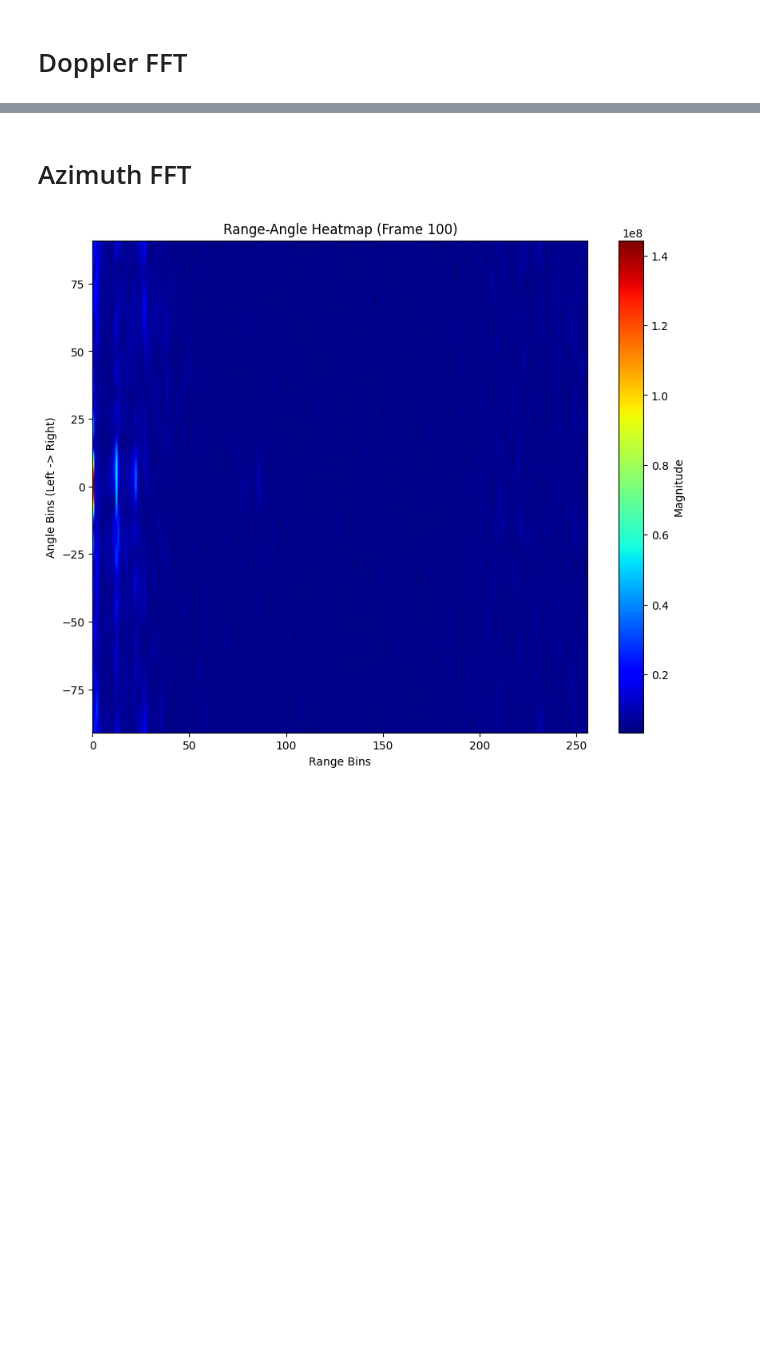
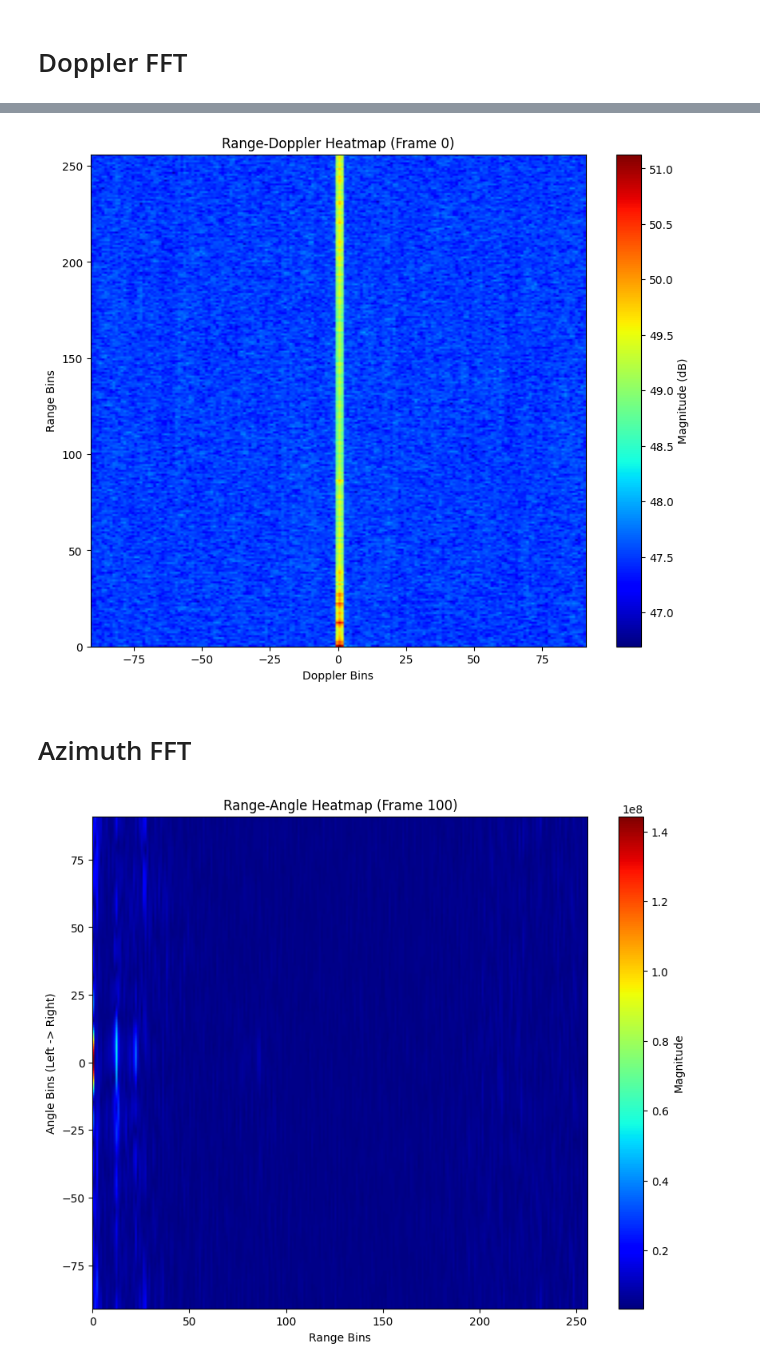
Before and after one commit to SouherdyaSarkar/FMCW_Signal_Processing, a Jupyter notebook: processors/Data_processor.ipynb, the cells around one changed output, grey strips where cells are left out. Saved outputs shown, nothing was run; the diff lists cells and outputs as text; code cells hidden in the pictures; blank space fills up the shorter version.

```diff
--- a/processors/Data_processor.ipynb
+++ b/processors/Data_processor.ipynb
@@ -169,3 +182,46 @@ ani.save("../Simulations/Phone_Vibration_Doppler_FFT_Data.gif", writer="pillow")
+# %%
+det_matrices_dB = 20 * np.log10(np.abs(det_matrices) + 1e-6)
+
+global_vmin = np.min(det_matrices_dB)
+global_vmax = np.max(det_matrices_dB)
+
+global_vmin = max(global_vmin, global_vmax - 40)
+
+fig, ax = plt.subplots(figsize=(10, 8))
+initial_map = np.fft.fftshift(det_matrices_dB[0], axes=1)
+
+im = ax.imshow(
+    initial_map,
+    aspect='auto',
+    origin='lower',
+    cmap='jet',
+    extent=extent,
+    vmin=global_vmin,
+    vmax=global_vmax
+)
+
+ax.set_xlabel("Doppler Bins")
+ax.set_ylabel("Range Bins")
+cbar = fig.colorbar(im, label="Magnitude (dB)")
+
+def update(frame):
+    rd_map_shifted = np.fft.fftshift(det_matrices_dB[frame], axes=1)
+    im.set_array(rd_map_shifted)
+
+    ax.set_title(f"Range-Doppler Heatmap (Frame {frame})")
+    return [im]
+
+ani = FuncAnimation(
+    fig,
+    update,
+    frames=len(det_matrices_dB),
+    interval=50,
+    blit=False
+)
+
+ani.save("../Simulations/Phone_Vibration_Doppler_FFT_Data.gif", writer="pillow")
+# %% [output]
+[figure, added]
 # %% [markdown]
 # Azimuth FFT
 # %%
```
Also changed, not shown: parts of 6 cells of this notebook, 6 other files.
